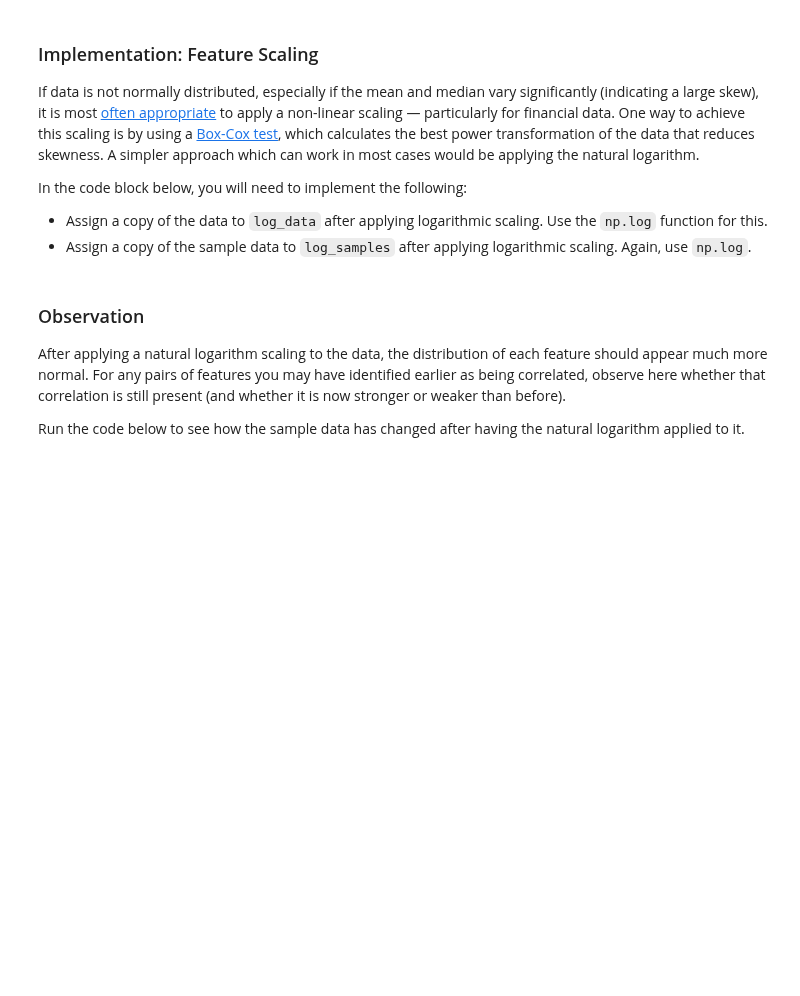
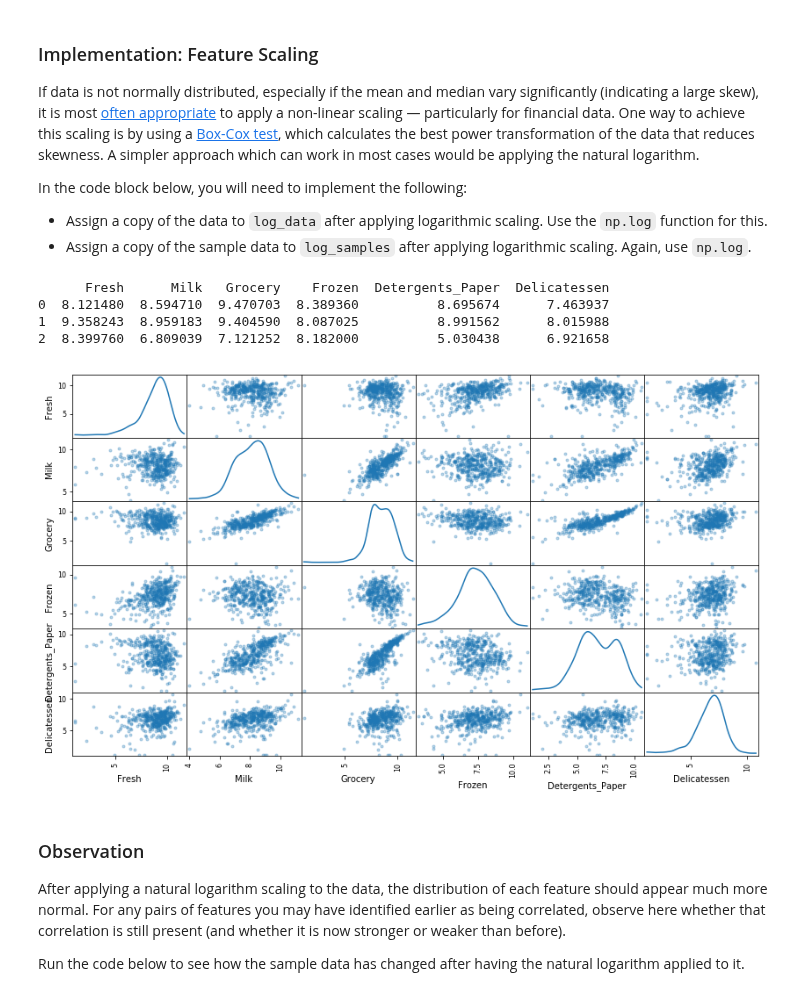
Before and after one commit to ibunny01/MLND, a Jupyter notebook: customer_segments.ipynb, the cells around one changed output. Saved outputs shown, nothing was run; the diff lists cells and outputs as text; code cells hidden in the pictures; blank space fills up the shorter version.

```diff
--- a/customer_segments.ipynb
+++ b/customer_segments.ipynb
@@ -180,13 +181,21 @@ In the code block below, you will need to implement the following:
  - Assign a copy of the sample data to `log_samples` after applying logarithmic scaling. Again, use `np.log`.
 # %%
 # TODO: Scale the data using the natural logarithm
-log_data = None
+log_data = np.log(data)
+# print log_data
 
 # TODO: Scale the sample data using the natural logarithm
-log_samples = None
+log_samples = np.log(samples)
+print log_samples
 
 # Produce a scatter matrix for each pair of newly-transformed features
 pd.scatter_matrix(log_data, alpha = 0.3, figsize = (14,8), diagonal = 'kde');
+# %% [output]
+      Fresh      Milk   Grocery    Frozen  Detergents_Paper  Delicatessen
+0  8.121480  8.594710  9.470703  8.389360          8.695674      7.463937
+1  9.358243  8.959183  9.404590  8.087025          8.991562      8.015988
+2  8.399760  6.809039  7.121252  8.182000          5.030438      6.921658
+[figure, added]
 # %% [markdown]
 ### Observation
 After applying a natural logarithm scaling to the data, the distribution of each feature should appear much more normal. For any pairs of features you may have identified earlier as being correlated, observe here whether that correlation is still present (and whether it is now stronger or weaker than before).
```
Also changed, not shown: parts of 12 cells of this notebook.
